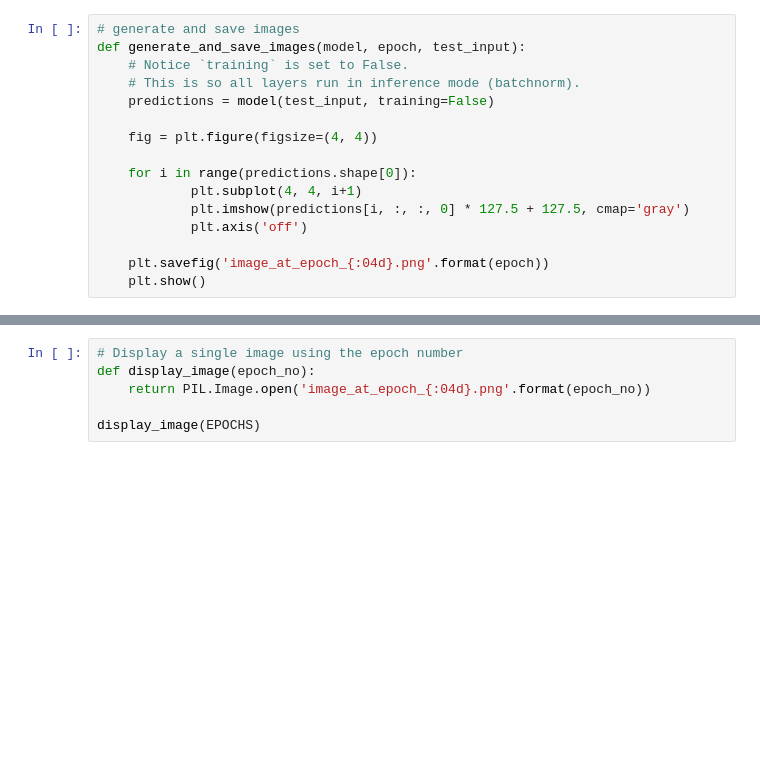
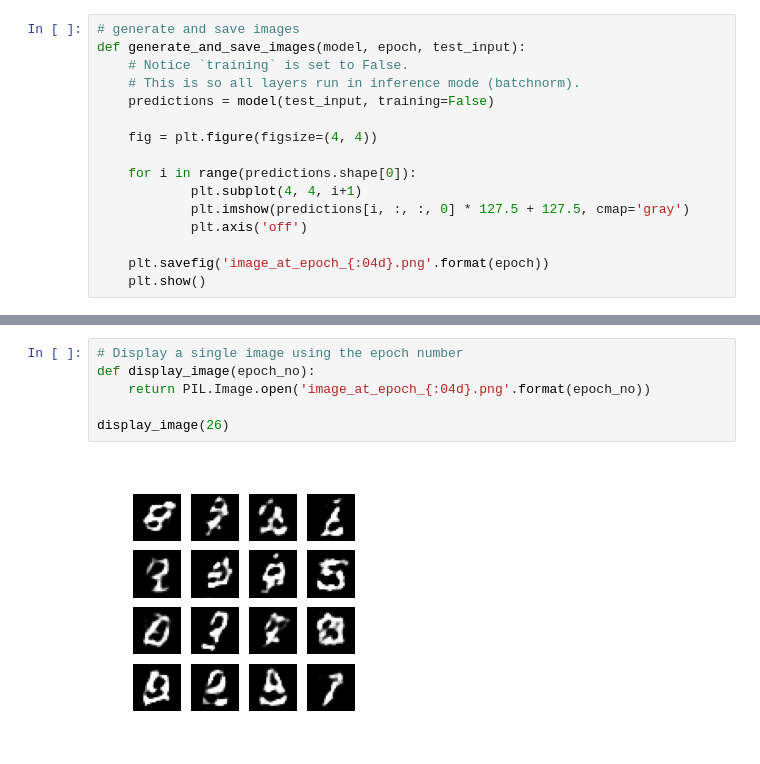
Before and after one commit to urd00m/AI-Projects, a Jupyter notebook: tensorflow_play/GAN/MNIST_DCGAN.ipynb, the cells around one changed output, grey strips where cells are left out. Cells and saved outputs as stored; diff of their text form; blank space fills up the shorter version.

```diff
--- a/tensorflow_play/GAN/MNIST_DCGAN.ipynb
+++ b/tensorflow_play/GAN/MNIST_DCGAN.ipynb
@@ -198,9 +201,11 @@ checkpoint.restore(tf.train.latest_checkpoint(checkpoint_dir))
 # %%
 # Display a single image using the epoch number
 def display_image(epoch_no):
     return PIL.Image.open('image_at_epoch_{:04d}.png'.format(epoch_no))
 
-display_image(EPOCHS)
+display_image(26)
+# %% [output]
+[figure, added]
 # %%
 # Create GIF
 anim_file = 'dcgan.gif'
```
Also changed, not shown: parts of 3 cells of this notebook.
